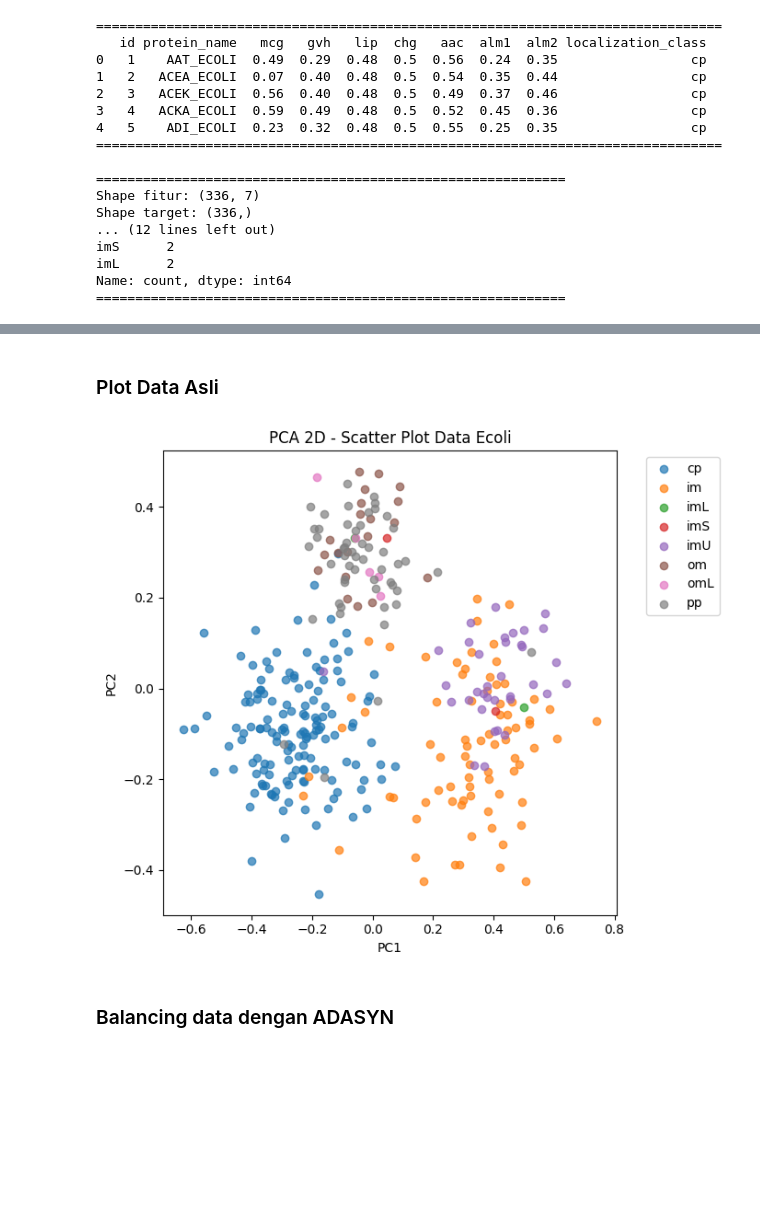
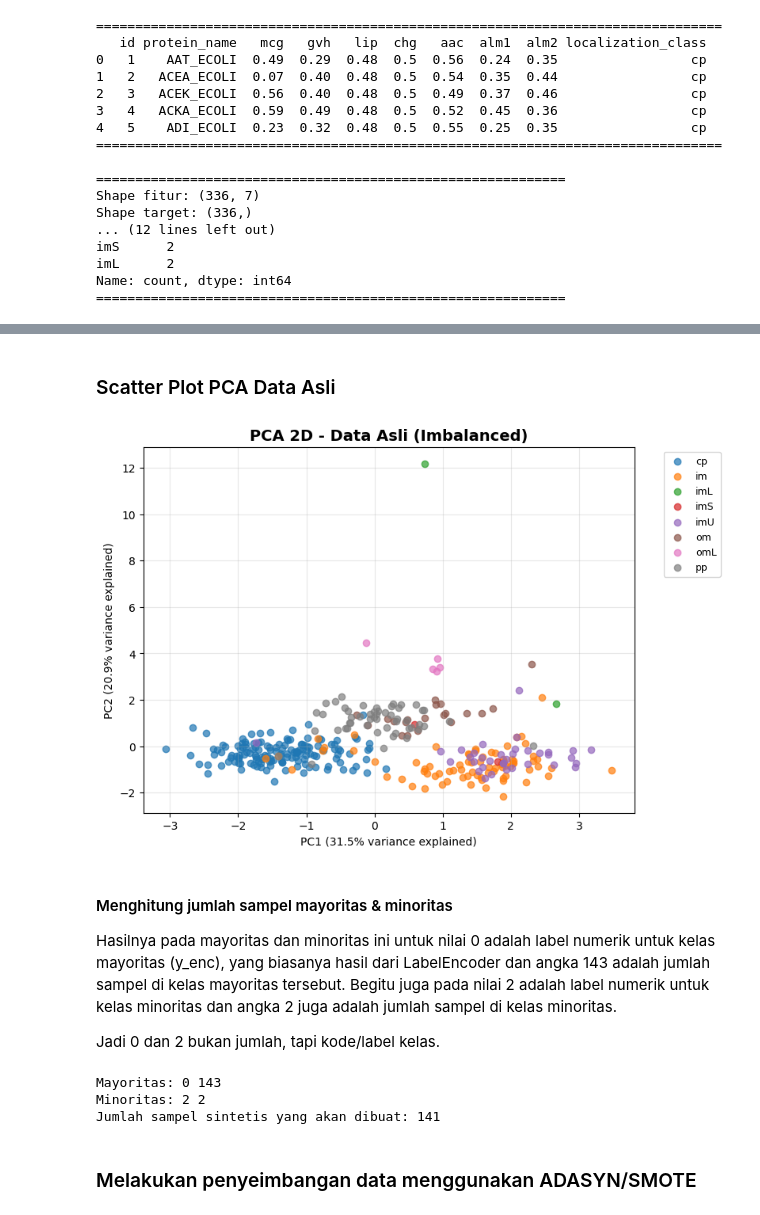
Before and after one commit to nadiatulkhoir30/PSD, a Jupyter notebook: _sources/ecoli.ipynb, the cells around one changed output, grey strips where cells are left out. Saved outputs shown, nothing was run; the diff lists cells and outputs as text; code cells hidden in the pictures; blank space fills up the shorter version.

```diff
--- a/_sources/ecoli.ipynb
+++ b/_sources/ecoli.ipynb
@@ -71,25 +179,47 @@ Name: count, dtype: int64
 # %% [markdown]
-### Plot Data Asli
+### Scatter Plot PCA Data Asli
-# %%
-import matplotlib.pyplot as plt
-from sklearn.decomposition import PCA
-
-# Transform ke 2 dimensi
-pca = PCA(n_components=2)
-X_pca = pca.fit_transform(X)
-
-# Plot scatter
-plt.figure(figsize=(7,6))
-for lbl in sorted(y.unique()):
-    mask = (y == lbl)
-    plt.scatter(X_pca[mask,0], X_pca[mask,1], label=lbl, alpha=0.7)
-plt.title("PCA 2D - Scatter Plot Data Ecoli")
-plt.xlabel("PC1")
-plt.ylabel("PC2")
-plt.legend(bbox_to_anchor=(1.05,1), loc='upper left')
-plt.tight_layout()
-plt.show()
-# %% [output]
-[figure, removed]
+# %%
+# Plot hasil PCA
+plt.figure(figsize=(8, 6))
+
+for cls in range(len(le.classes_)):  # le = LabelEncoder
+    plt.scatter(
+        X_pca[y_enc == cls, 0],
+        X_pca[y_enc == cls, 1],
+        alpha=0.7,
+        label=le.classes_[cls]
+    )
+
+plt.title("PCA 2D - Data Asli (Imbalanced)", fontsize=14, fontweight="bold")
+plt.xlabel(f"PC1 ({pca.explained_variance_ratio_[0]:.1%} variance explained)")
+plt.ylabel(f"PC2 ({pca.explained_variance_ratio_[1]:.1%} variance explained)")
+plt.legend(bbox_to_anchor=(1.05, 1), loc="upper left", fontsize=9)
+plt.grid(True, alpha=0.3)
+# %% [output]
+[figure, added]
+# %% [markdown]
+#### Menghitung jumlah sampel mayoritas & minoritas
+
+Hasilnya pada mayoritas dan minoritas ini untuk nilai 0 adalah label numerik untuk kelas mayoritas (y_enc), yang biasanya hasil dari LabelEncoder dan angka 143 adalah jumlah sampel di kelas mayoritas tersebut. Begitu juga pada nilai 2 adalah label numerik untuk kelas minoritas dan angka 2 juga adalah jumlah sampel di kelas minoritas.
+
+Jadi 0 dan 2 bukan jumlah, tapi kode/label kelas.
+# %%
+import numpy as np
+
+# Hitung jumlah tiap kelas
+classes, counts = np.unique(y_enc, return_counts=True)
+major_class = classes[np.argmax(counts)]
+minor_class = classes[np.argmin(counts)]
+
+print("Mayoritas:", major_class, counts.max())
+print("Minoritas:", minor_class, counts.min())
+
+# Total sampel sintetis yang akan dibuat
+G = counts.max() - counts.min()
+print("Jumlah sampel sintetis yang akan dibuat:", G)
+# %% [output]
+Mayoritas: 0 143
+Minoritas: 2 2
+Jumlah sampel sintetis yang akan dibuat: 141
 # %% [markdown]
-### Balancing data dengan ADASYN
+### Melakukan penyeimbangan data menggunakan ADASYN/SMOTE
```
Also changed, not shown: parts of 19 cells of this notebook, 33 other files.
